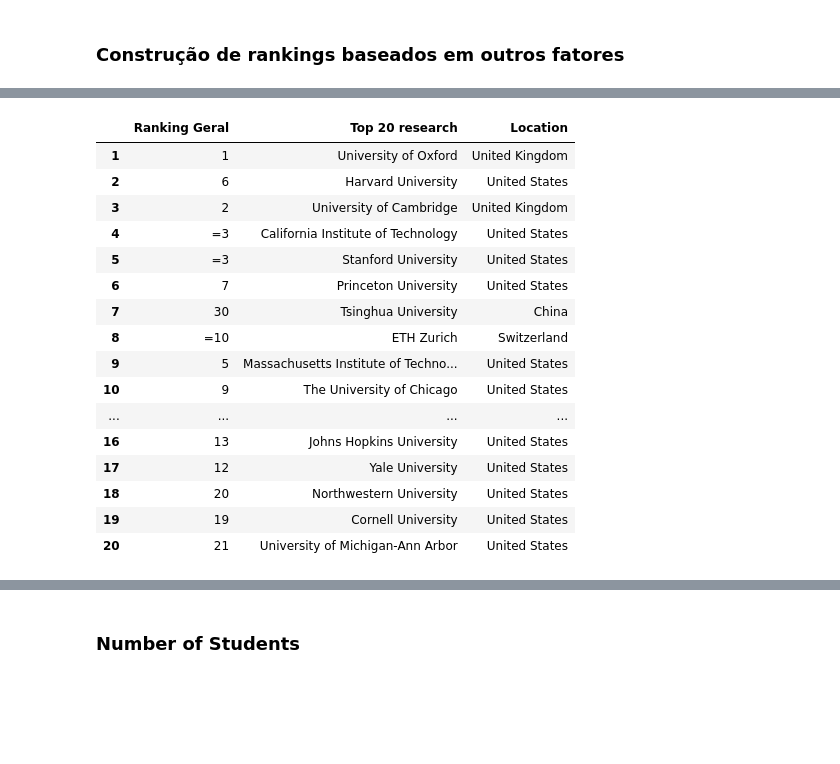
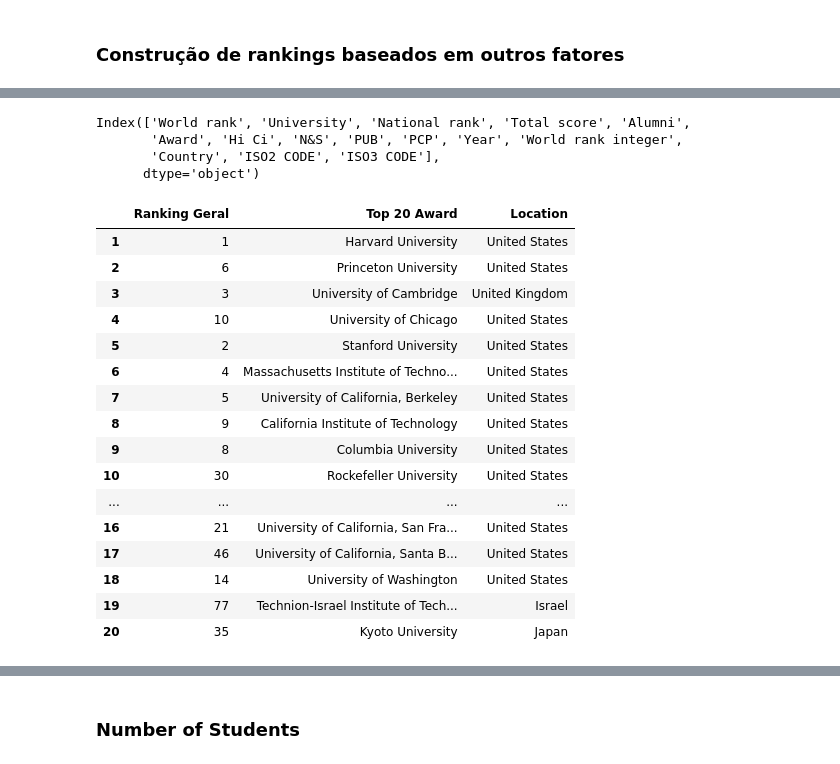
Before and after one commit to RodolfoPCruz/education_analysis, a Jupyter notebook: Shanghai World University Rankings/Shanghai Ranking.ipynb, the cells around one changed output, grey strips where cells are left out. Cells and saved outputs as stored; diff of their text form; code cells hidden in the pictures; blank space fills up the shorter version.

```diff
--- a/Shanghai World University Rankings/Shanghai Ranking.ipynb
+++ b/Shanghai World University Rankings/Shanghai Ranking.ipynb
@@ -450,52 +445,64 @@ Função para criação de ranking de acordo com um dos seguintes indicadores:
+# %%
+df_2005_2018.columns
+# %% [output]
+Index(['World rank', 'University', 'National rank', 'Total score', 'Alumni',
+       'Award', 'Hi Ci', 'N&S', 'PUB', 'PCP', 'Year', 'World rank integer',
+       'Country', 'ISO2 CODE', 'ISO3 CODE'],
+      dtype='object')
 # %%
-def ranking_fator_selecinado(dados,ano,fator,n_posicoes,overall_ranking='rank',name_universities='name',location='location'):
+def ranking_fator_selecinado(dados,ano,fator,n_posicoes,overall_ranking='World rank integer',
+                             coluna_ano='Year',name_universities='University',location='Country'):
     '''
     Função para gerar uma ranking para o fator desejado
 
     Inputs:
-        dados             - Pandas dataframe com os rankings para cada ano
-        ano               - (str) ano selecionado para o qual o ranking será criado
-        fator             - (str) nome do fator considerado na contrucao do ranking. Fatores aceitos são: 'scores_teaching_rank',
-                                  'scores_international_outlook_rank','scores_industry_income_rank','scores_research_rank','scores_citations_rank'
+        dados             - Pandas dataframe com os rankings para os anos entre 2005 e 2018
+        ano               - (int) ano selecionado para o qual o ranking será criado. Deve ser um ano no intervalo [2005,2018].
+        fator             - (str) nome do fator considerado na contrucao do ranking. Fatores aceitos são: 'Alumni',
+                                  'Award','Hi Ci','N&S','PUB' e 'PCP'
         n_posicoes        - (int) número de posições no ranking gerado. Serão incluídas desde a posição 1 até n_posicões
         overall_ranking   - (str) nome da coluna do dataframe dados que contem a posição das universidade no ranking geral
         name_universities - (str) nome da coluna do dataframe dados que contem o nome das universidade
         location          - (str) nome da coluna no dataframe com os paises de origem das universidades
+        coluna_ano        - (str) nome da coluna com o ano do ranking
 
+    Output:
+        Pandas coluna com três colunas: uma delas com as universidades ordenadas de acordo com o fator selecionado, uma com a
+        posição da universidade no ranking geral e outra com os paises de origem das universidades
+    '''
+    if ano not in np.arange(2005,2019,1):
+        raise Exception('Os rankings estão disponíveis para os anos de 2005 a 2018')
 
-    '''
-    if fator not in ['scores_teaching_rank','scores_international_outlook_rank','scores_industry_income_rank',
-                    'scores_research_rank','scores_citations_rank']:
-        raise Exception('Fator selecionador deve ser um dos seguintes: scores_international_outlook_rank,scores_teaching_rank,scores_international_outlook_rank,scores_industry_income_rank,scores_research_rank,scores_citations_rank')
-
-    dados=dados.loc[ano,:] #selecionar o ano
-    dados_ordenados=dados.sort_values(by=fator).reset_index(drop=True)
-    dados_ordenados=dados_ordenados.loc[:(n_posicoes-1),[overall_ranking,name_universities,'location']] #ordenar os valores de acordo com o fator selecionado
-    dados_ordenados.rename(columns={overall_ranking:'Ranking Geral',location:'Location',name_universities:'Top '+str(n_posicoes)+' '+fator.split('_')[1]},inplace=True)
+    if fator not in ['Alumni','Award','Hi Ci','N&S','PUB','PCP']:
+        raise Exception('Fator selecionador deve ser um dos seguintes: Alumni, Award, Hi Ci , N&S , PUB , PCP')
+    dados=dados.loc[dados[coluna_ano]==ano,:] #selecionar o ano
+    dados_ordenados=dados.sort_values(by=fator,ascending=False).reset_index(drop=True) #ordenar os valores de acordo com o fator selecionado
+    dados_ordenados=dados_ordenados.loc[:(n_posicoes-1),[overall_ranking,name_universities,location]]
+    dados_ordenados.rename(columns={overall_ranking:'Ranking Geral',location:'Location',name_universities:'Top '+str(n_posicoes)+' '+fator},inplace=True)
     dados_ordenados.index=np.arange(1,n_posicoes+1) #index começando em zero
     return dados_ordenados
 # %%
 #Exemplo: 20 mlehores universidades de acordo com o critério pesquisa e suas posições no ranking geral
-ranking_2024_research=ranking_fator_selecinado(df_dados,'2024','scores_research_rank',20)
-ranking_2024_research
+ranking_2018_award=ranking_fator_selecinado(df_2005_2018,2018,'Award',20)
+ranking_2018_award
 # %% [output]
-|  | Ranking Geral | Top 20 research | Location |
-| 1 | 1 | University of Oxford | United Kingdom |
-| 2 | 6 | Harvard University | United States |
-| 3 | 2 | University of Cambridge | United Kingdom |
-| 4 | =3 | California Institute of Technology | United States |
-| 5 | =3 | Stanford University | United States |
-| 6 | 7 | Princeton University | United States |
-| 7 | 30 | Tsinghua University | China |
-| 8 | =10 | ETH Zurich | Switzerland |
-| 9 | 5 | Massachusetts Institute of Techno... | United States |
-| 10 | 9 | The University of Chicago | United States |
+|  | Ranking Geral | Top 20 Award | Location |
+| 1 | 1 | Harvard University | United States |
+| 2 | 6 | Princeton University | United States |
+| 3 | 3 | University of Cambridge | United Kingdom |
+| 4 | 10 | University of Chicago | United States |
+| 5 | 2 | Stanford University | United States |
+| 6 | 4 | Massachusetts Institute of Techno... | United States |
+| 7 | 5 | University of California, Berkeley | United States |
+| 8 | 9 | California Institute of Technology | United States |
+| 9 | 8 | Columbia University | United States |
+| 10 | 30 | Rockefeller University | United States |
 | ... | ... | ... | ... |
-| 16 | 13 | Johns Hopkins University | United States |
-| 17 | 12 | Yale University | United States |
-| 18 | 20 | Northwestern University | United States |
-| 19 | 19 | Cornell University | United States |
-| 20 | 21 | University of Michigan-Ann Arbor | United States |
+| 16 | 21 | University of California, San Fra... | United States |
+| 17 | 46 | University of California, Santa B... | United States |
+| 18 | 14 | University of Washington | United States |
+| 19 | 77 | Technion-Israel Institute of Tech... | Israel |
+| 20 | 35 | Kyoto University | Japan |
 # %% [markdown]
 Função para criação de um dataframe com universidades em cada coluna rankeadas de acordo com os seguintes fatores:
 
```
Also changed, not shown: parts of 29 cells of this notebook.
